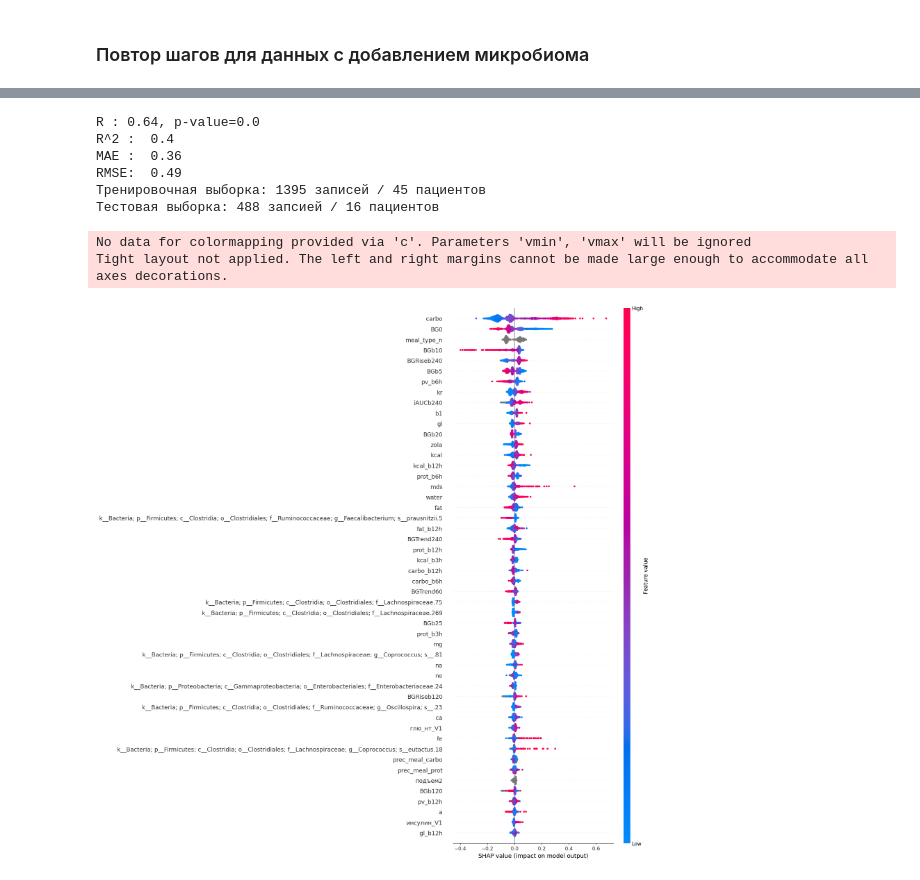
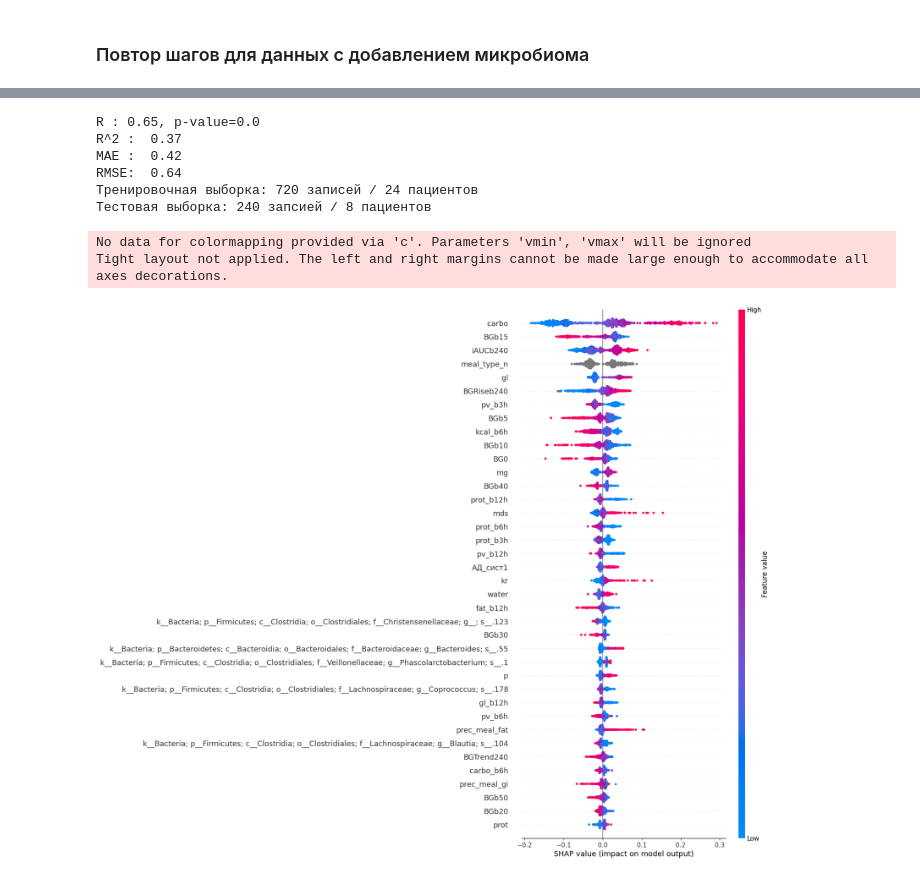
Before and after one commit to artemisak/CatBoostBloodGlucouseEstimation, a Jupyter notebook: MLModel.ipynb, the cells around one changed output, grey strips where cells are left out. Drawn from its saved outputs; the diff is of its cells as text; code cells hidden in the pictures.

```diff
--- a/MLModel.ipynb
+++ b/MLModel.ipynb
@@ -22,8 +24,14 @@ data[cat_features] = data[cat_features].astype('str')
+# %%
+N = np.unique(data.index)
+N_count_strip = list(filter(lambda n: len(data.loc[n]) >  29, N))
+stripped_data = pd.DataFrame()
+for n in N_count_strip:
+    stripped_data = pd.concat([stripped_data, data.loc[n].sample(n=30, random_state=1)])
 # %% [markdown]
 <h3>Набор данных с микробиомом
 # %%
-data = data.sample(frac=1, random_state=1, replace=False)
-data.head(10)
+stripped_data = stripped_data.sample(frac=1, random_state=1, replace=False)
+stripped_data.head(10)
 # %% [output]
 |  | preg_week | meal_type_n | gi | gl | carbo | prot | fat | kcal | water | mds | ... |
 | N |  |  |  |  |  |  |  |  |  |  | ... |
@@ -41,7 +49,7 @@ data.head(10)
 # %% [markdown]
 <h3>Набор данных без бикробиома
 # %%
-clinical_data = data.drop(list(data.filter(regex=';')), axis=1, inplace=False)
+clinical_data = stripped_data.drop(list(stripped_data.filter(regex=';')), axis=1, inplace=False)
 clinical_data.head(10)
 # %% [output]
 |  | preg_week | meal_type_n | gi | gl | carbo | prot | fat | kcal | water | mds | ... |
@@ -137,9 +150,9 @@ shap.summary_plot(shap_values, X_train_clinical, max_display=round(X_train_clini
 # %% [markdown]
 <h3>Повтор шагов для данных с добавлением микробиома
 # %%
-X_micr = data.drop(columns=['BG30', 'BG60', 'BG90', 'BG120', 'BGMax', 'BGLag', 'BGRise', 'AUC60', 'AUC120', 'iAUC60', 'iAUC120'])
-Y_micr = data[target_feature]
-N_train_micr, N_test_micr = train_test_split(np.unique(data.index), random_state=1)
+X_micr = stripped_data.drop(columns=['BG30', 'BG60', 'BG90', 'BG120', 'BGMax', 'BGLag', 'BGRise', 'AUC60', 'AUC120', 'iAUC60', 'iAUC120'])
+Y_micr = stripped_data[target_feature]
+N_train_micr, N_test_micr = train_test_split(np.unique(stripped_data.index), random_state=1)
 # %%
 X_train_micr, Y_train_micr, X_test_micr, Y_test_micr = shuffled_split(X_micr, Y_micr, N_train_micr, N_test_micr)
 # %%
@@ -169,19 +181,19 @@ print("RMSE: ", round(np.sqrt(mean_squared_error(Y_test_micr, Y_pred_micr)),2))
 print(f'Тренировочная выборка: {X_train_micr.shape[0]} записей / {len(np.unique(X_train_micr.index))} \
 пациентов\nТестовая выборка: {X_test_micr.shape[0]} запсией / {len(np.unique(X_test_micr.index))} пациентов')
 # %% [output]
-R : 0.64, p-value=0.0
-R^2 :  0.4
-MAE :  0.36
-RMSE:  0.49
-Тренировочная выборка: 1395 записей / 45 пациентов
-Тестовая выборка: 488 запсией / 16 пациентов
+R : 0.65, p-value=0.0
+R^2 :  0.37
+MAE :  0.42
+RMSE:  0.64
+Тренировочная выборка: 720 записей / 24 пациентов
+Тестовая выборка: 240 запсией / 8 пациентов
 # %%
 import shap
 
 explainer = shap.TreeExplainer(model)
 shap_values=explainer.shap_values(train_micr_pool)
-shap.summary_plot(shap_values, X_train_micr, max_display=50)
+shap.summary_plot(shap_values, X_train_micr, max_display=round(X_train_micr.shape[1]*0.1))
 # %% [output]
 No data for colormapping provided via 'c'. Parameters 'vmin', 'vmax' will be ignored
 Tight layout not applied. The left and right margins cannot be made large enough to accommodate all axes decorations.
-[figure, old version]
+[figure, new version]
```
Also changed, not shown: parts of 9 cells of this notebook.
